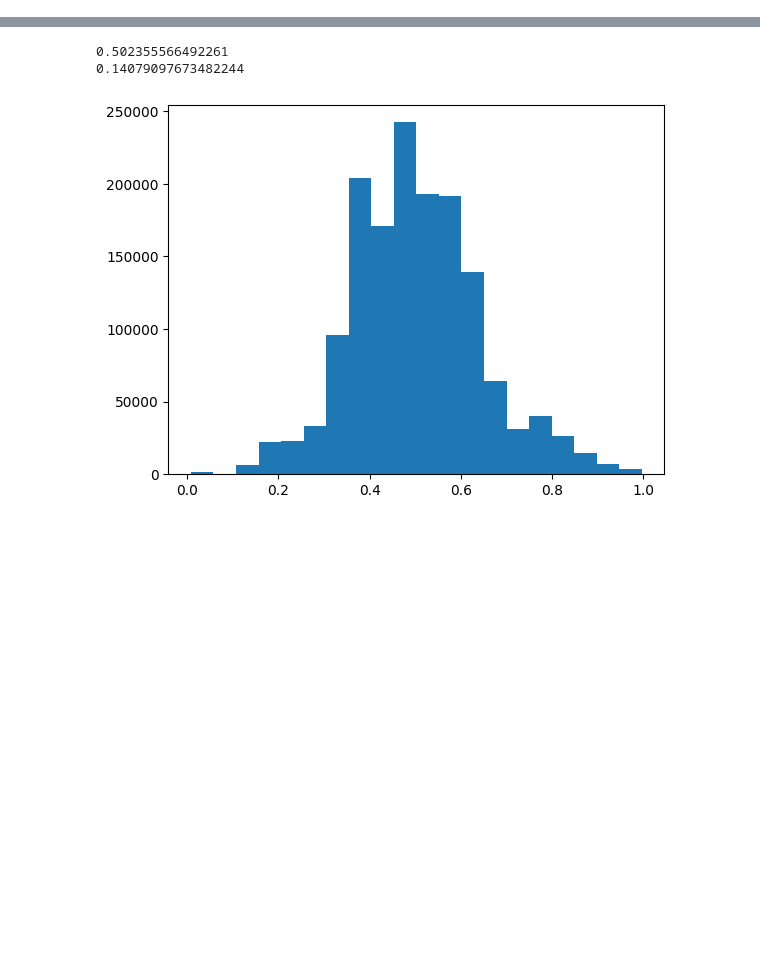
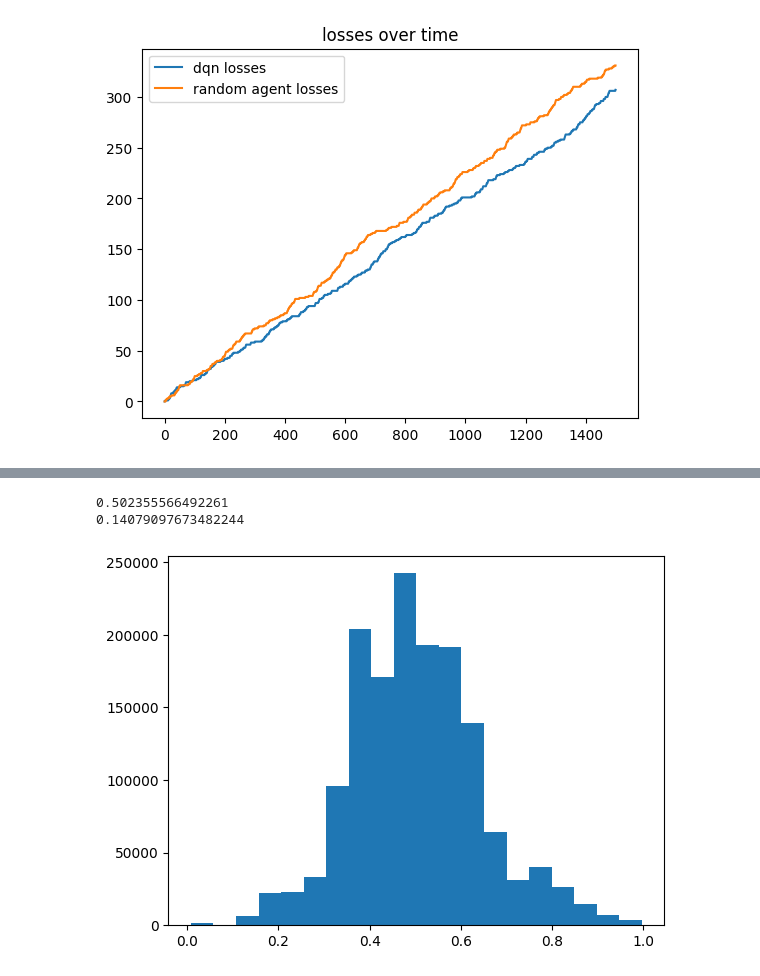
Before and after one commit to aidanholc/ReinforcementLearningFinalProject, a Jupyter notebook: environment.ipynb, the cells around one changed output, grey strips where cells are left out. Saved outputs shown, nothing was run; the diff lists cells and outputs as text; code cells hidden in the pictures; blank space fills up the shorter version.

```diff
--- a/environment.ipynb
+++ b/environment.ipynb
@@ -801,0 +635,8 @@ poker.profits
+# %%
+plt.plot(agent_1_losses, label='dqn losses')
+plt.plot(agent_0_losses, label='random agent losses')
+plt.title('losses over time')
+plt.legend()
+plt.show()
+# %% [output]
+[figure, added]
```
Also changed, not shown: parts of 19 cells of this notebook, 1 other file.
